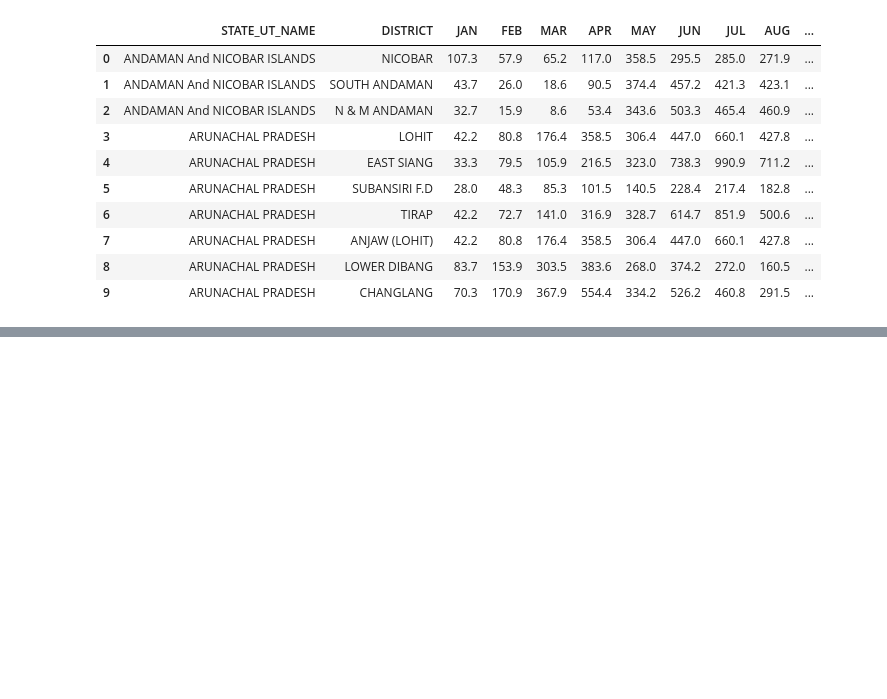
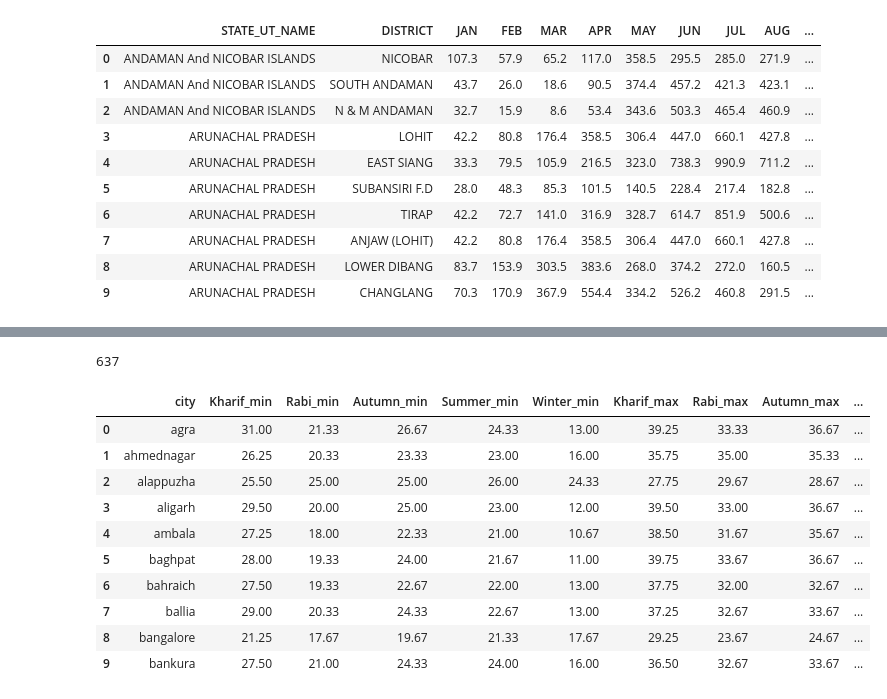
Before and after one commit to piyush-mk/TRINIT_ExeAI_ML, a Jupyter notebook: preprocess.ipynb, the cells around one changed output, grey strips where cells are left out. Saved outputs shown, nothing was run; the diff lists cells and outputs as text; code cells hidden in the pictures; blank space fills up the shorter version.

Commit message:
new datasets created

```diff
--- a/preprocess.ipynb
+++ b/preprocess.ipynb
@@ -528,0 +624,4 @@ df10.rename(columns={'STATE_UT_NAME':'state','DISTRICT':'district'},inplace=True
+# %%
+df10['district'].nunique()
+# %% [output]
+637
@@ -528,0 +633,16 @@ df10.rename(columns={'STATE_UT_NAME':'state','DISTRICT':'district'},inplace=True
+# %%
+#reading the monthly temperature dataset
+df12 = pd.read_csv('Clean_dataset/monthly.csv')
+df12.head(10)
+# %% [output]
+|  | city | Kharif_min | Rabi_min | Autumn_min | Summer_min | Winter_min | Kharif_max | Rabi_max | Autumn_max | ... |
+| 0 | agra | 31.00 | 21.33 | 26.67 | 24.33 | 13.00 | 39.25 | 33.33 | 36.67 | ... |
+| 1 | ahmednagar | 26.25 | 20.33 | 23.33 | 23.00 | 16.00 | 35.75 | 35.00 | 35.33 | ... |
+| 2 | alappuzha | 25.50 | 25.00 | 25.00 | 26.00 | 24.33 | 27.75 | 29.67 | 28.67 | ... |
+| 3 | aligarh | 29.50 | 20.00 | 25.00 | 23.00 | 12.00 | 39.50 | 33.00 | 36.67 | ... |
+| 4 | ambala | 27.25 | 18.00 | 22.33 | 21.00 | 10.67 | 38.50 | 31.67 | 35.67 | ... |
+| 5 | baghpat | 28.00 | 19.33 | 24.00 | 21.67 | 11.00 | 39.75 | 33.67 | 36.67 | ... |
+| 6 | bahraich | 27.50 | 19.33 | 22.67 | 22.00 | 13.00 | 37.75 | 32.00 | 32.67 | ... |
+| 7 | ballia | 29.00 | 20.33 | 24.33 | 22.67 | 13.00 | 37.25 | 32.67 | 33.67 | ... |
+| 8 | bangalore | 21.25 | 17.67 | 19.67 | 21.33 | 17.67 | 29.25 | 23.67 | 24.67 | ... |
+| 9 | bankura | 27.50 | 21.00 | 24.33 | 24.00 | 16.00 | 36.50 | 32.67 | 33.67 | ... |
```
Also changed, not shown: parts of 20 cells of this notebook, 10 other files.
